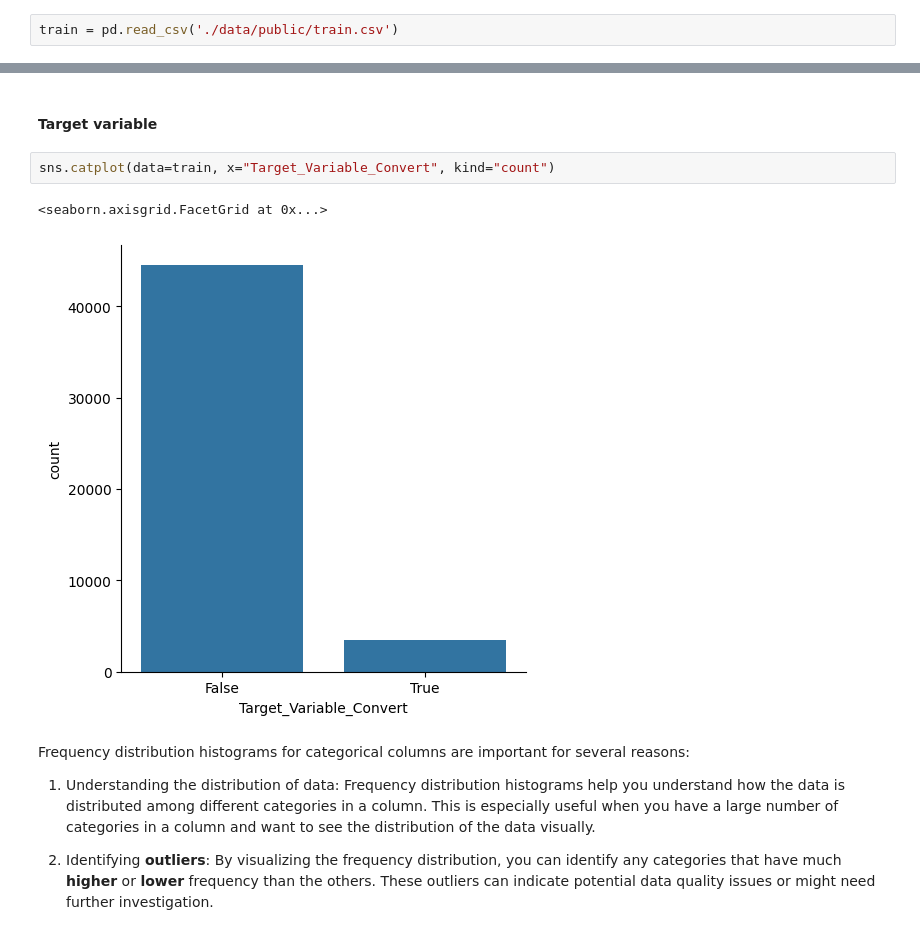
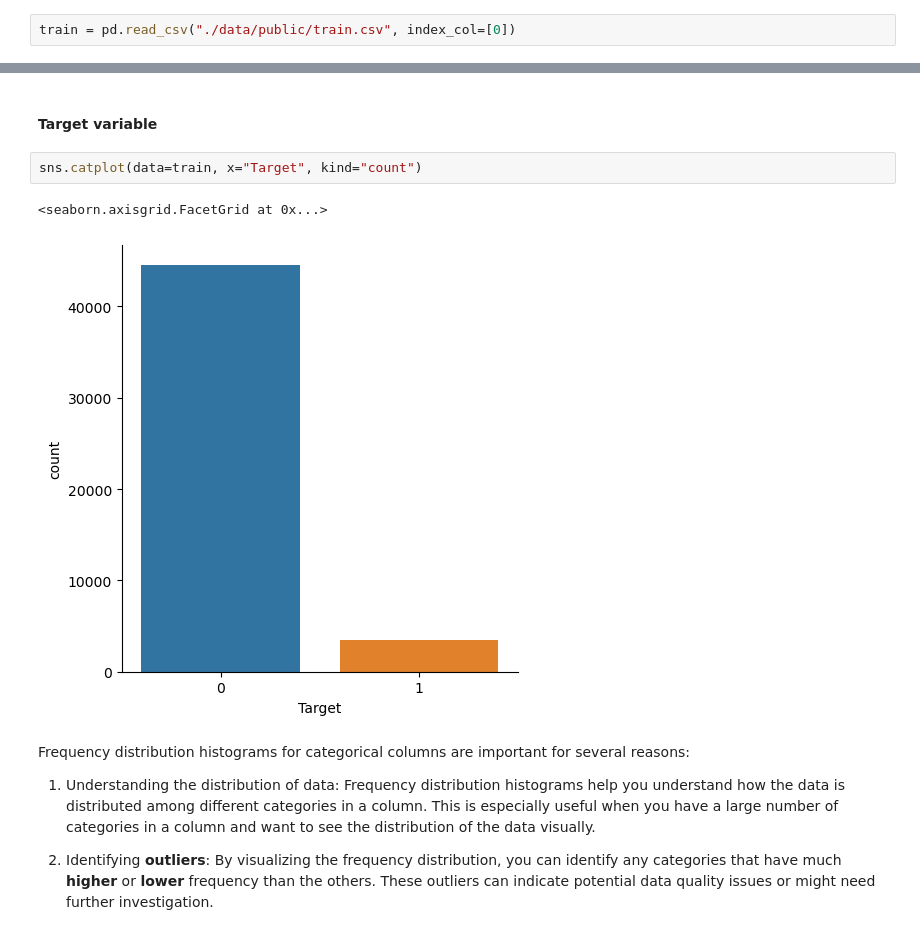
Before and after one commit to Idriss-Malek/datacamp2023_challenge, a Jupyter notebook: starting_notebook.ipynb, the cells around one changed output, grey strips where cells are left out. Saved outputs shown, nothing was run; the diff lists cells and outputs as text.

```diff
--- a/starting_notebook.ipynb
+++ b/starting_notebook.ipynb
@@ -94,2 +50,2 @@ in the excel file we have 3 sheets, so we load the data of each sheet using this
 # %%
-train = pd.read_csv('./data/public/train.csv')
+train = pd.read_csv("./data/public/train.csv", index_col=[0])
@@ -428,10 +391,10 @@ for col in Categorical_features:
 # %% [markdown]
 #### Target variable
 # %%
-sns.catplot(data=train, x="Target_Variable_Convert", kind="count")
+sns.catplot(data=train, x="Target", kind="count")
 # %% [output]
 <seaborn.axisgrid.FacetGrid at 0x...>
-[figure, old version]
+[figure, new version]
 # %% [markdown]
 Frequency distribution histograms for categorical columns are important for several reasons:
 
```
Also changed, not shown: parts of 34 cells of this notebook.
